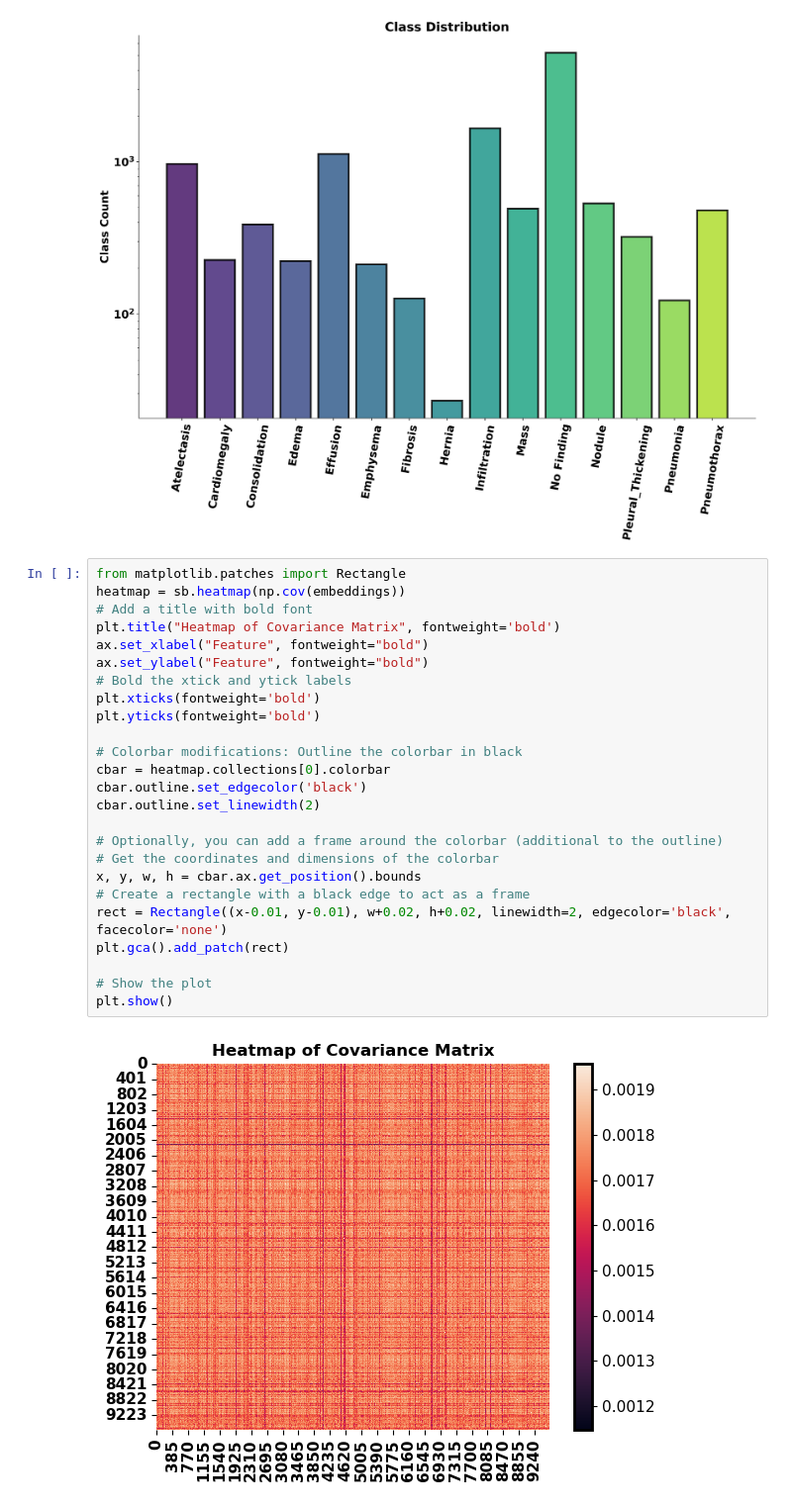
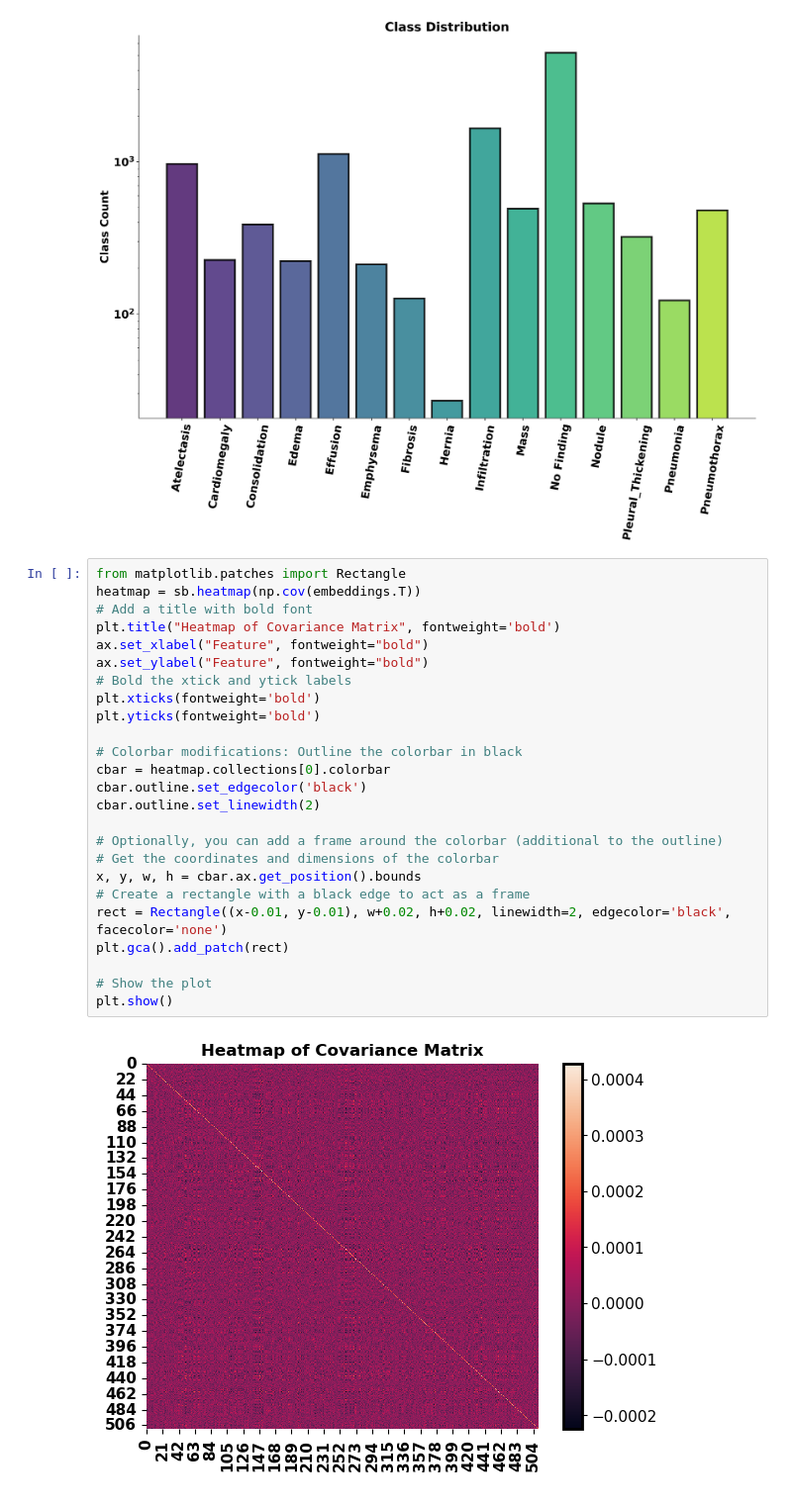
Before and after one commit to katztyler01/LungClass, a Jupyter notebook: init.ipynb, the cells around one changed output. Shown at 99% size. Saved outputs shown, nothing was run; the diff lists cells and outputs as text.

```diff
--- a/init.ipynb
+++ b/init.ipynb
@@ -259,28 +259,28 @@ plt.show()
 [figure]
 # %%
 from matplotlib.patches import Rectangle
-heatmap = sb.heatmap(np.cov(embeddings))
+heatmap = sb.heatmap(np.cov(embeddings.T))
 # Add a title with bold font
 plt.title("Heatmap of Covariance Matrix", fontweight='bold')
 ax.set_xlabel("Feature", fontweight="bold")
 ax.set_ylabel("Feature", fontweight="bold")
 # Bold the xtick and ytick labels
 plt.xticks(fontweight='bold')
 plt.yticks(fontweight='bold')
 
 # Colorbar modifications: Outline the colorbar in black
 cbar = heatmap.collections[0].colorbar
 cbar.outline.set_edgecolor('black')
 cbar.outline.set_linewidth(2)
 
 # Optionally, you can add a frame around the colorbar (additional to the outline)
 # Get the coordinates and dimensions of the colorbar
 x, y, w, h = cbar.ax.get_position().bounds
 # Create a rectangle with a black edge to act as a frame
 rect = Rectangle((x-0.01, y-0.01), w+0.02, h+0.02, linewidth=2, edgecolor='black', facecolor='none')
 plt.gca().add_patch(rect)
 
 # Show the plot
 plt.show()
 # %% [output]
-[figure, old version]
+[figure, new version]
```
Also changed, not shown: 2 other files.
